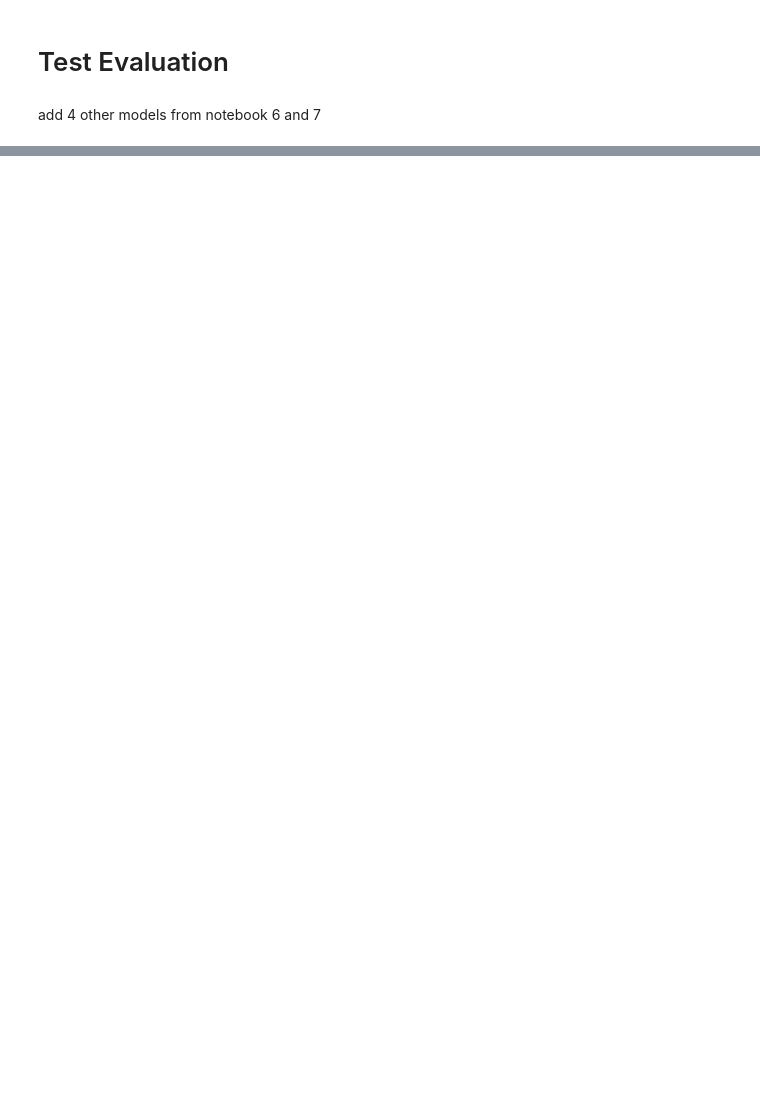
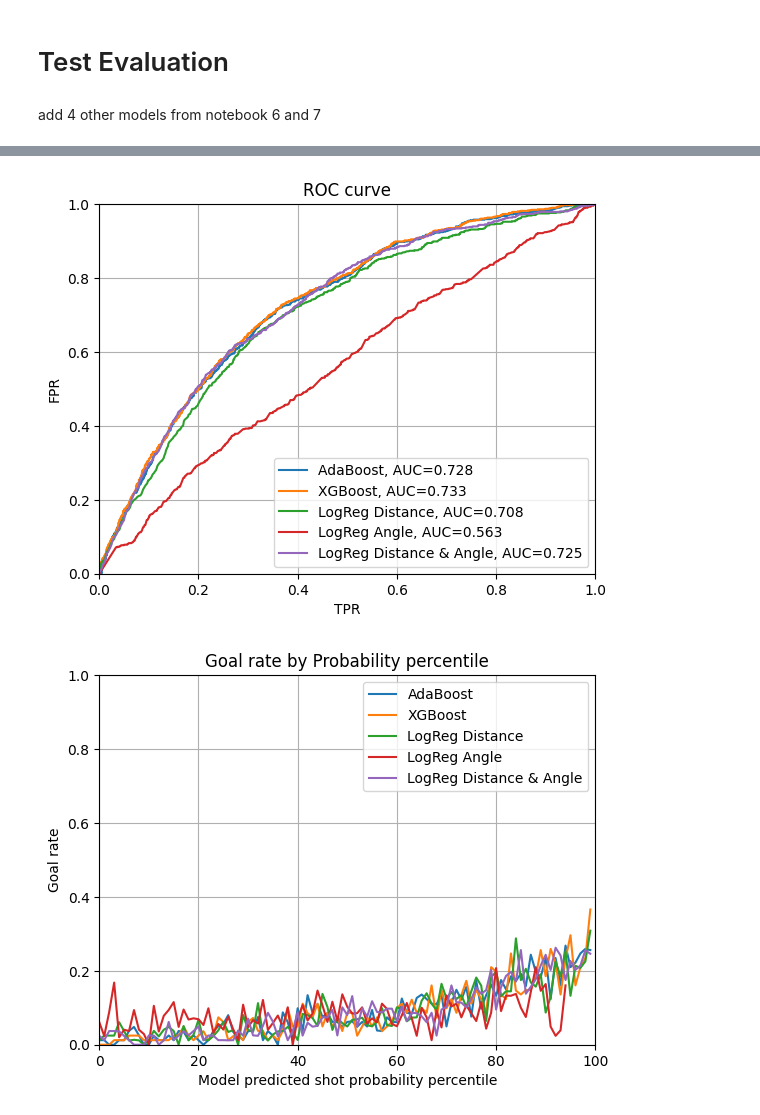
Before and after one commit to williamGlazer/IFT6758, a Jupyter notebook: notebooks/9.model_evaluation.ipynb, the cells around one changed output, grey strips where cells are left out. Saved outputs shown, nothing was run; the diff lists cells and outputs as text; code cells hidden in the pictures; blank space fills up the shorter version.

```diff
--- a/notebooks/9.model_evaluation.ipynb
+++ b/notebooks/9.model_evaluation.ipynb
@@ -49,0 +201,5 @@ pipeline._get_figures('test')
+# %%
+plot_all(truth_playoffs, probas_playoffs, labels_playoffs)
+# %% [output]
+[figure, added]
+[figure, added]
```
Also changed, not shown: parts of 13 cells of this notebook, 19 other files.
